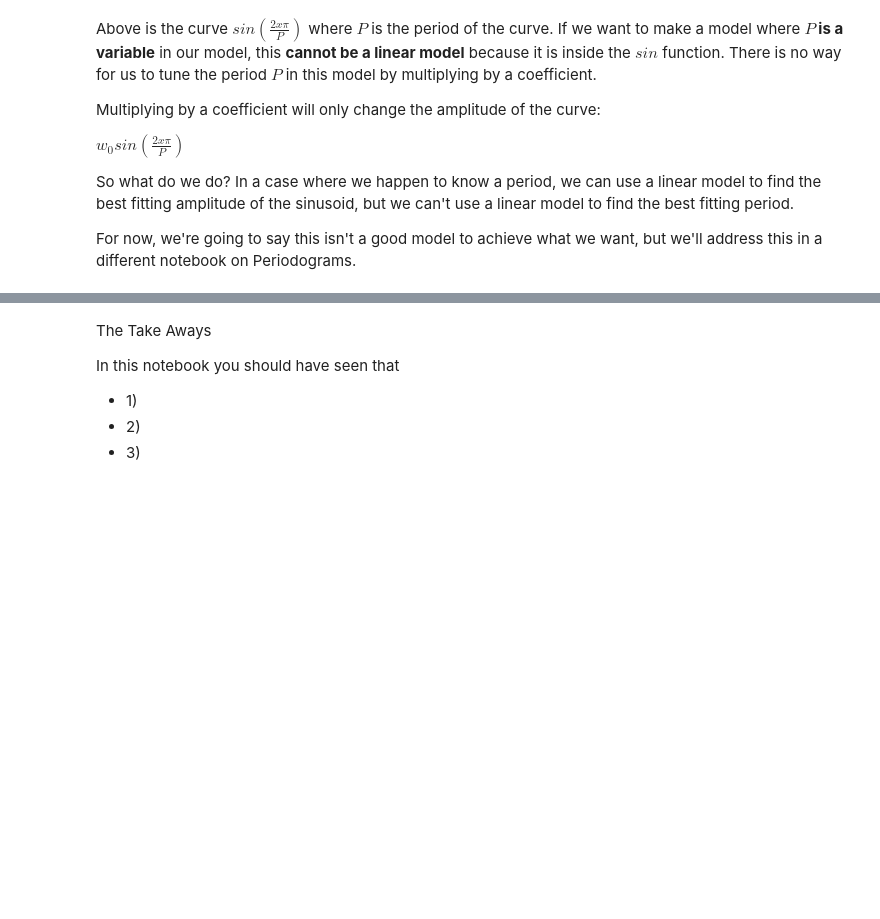
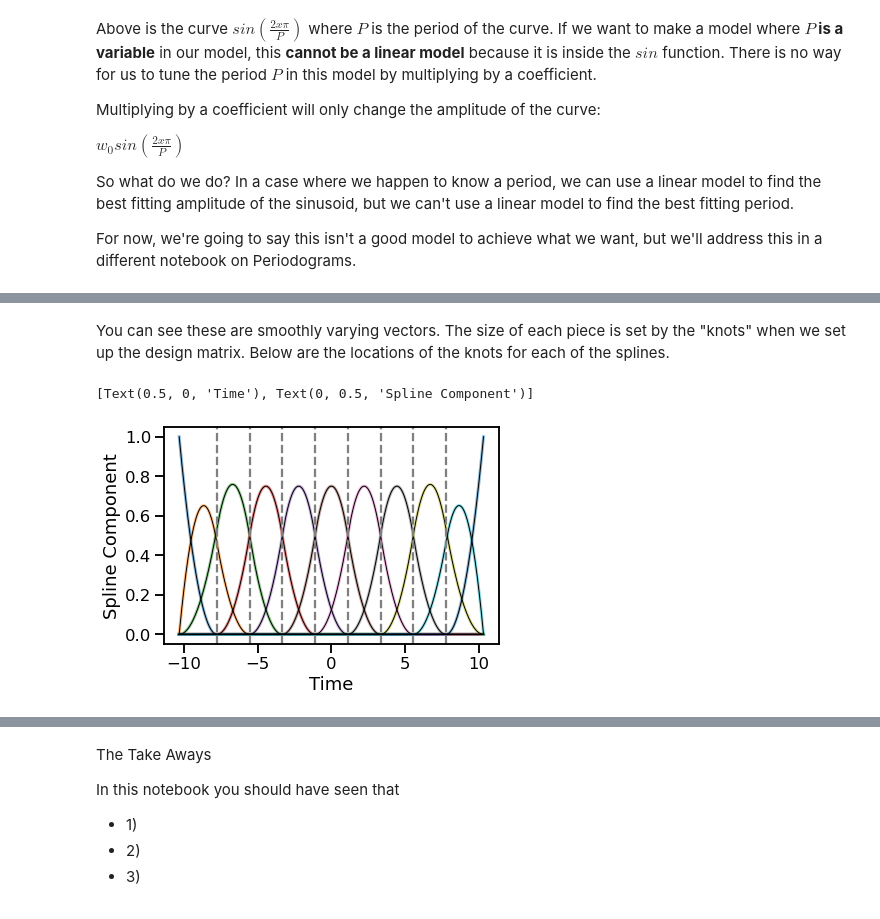
Before and after one commit to christinahedges/BuildingFastLinearModels, a Jupyter notebook: docs/1-3_real-life-linear-models.ipynb, the cells around one changed output, grey strips where cells are left out. Drawn from its saved outputs; the diff is of its cells as text; code cells hidden in the pictures; blank space fills up the shorter version.

```diff
--- a/docs/1-3_real-life-linear-models.ipynb
+++ b/docs/1-3_real-life-linear-models.ipynb
@@ -213,0 +241,12 @@ For now, we're going to say this isn't a good model to achieve what we want, but
+# %% [markdown]
+You can see these are smoothly varying vectors. The size of each piece is set by the "knots" when we set up the design matrix. Below are the locations of the knots for each of the splines.
+# %%
+fig, ax = plt.subplots()
+ax.plot(x, A_spline, alpha=0.5, lw=3)
+ax.plot(x, A_spline, color='k', lw=1)
+[ax.axvline(k, c='grey', ls='--') for k in knots];
+ax.set(xlabel="Time", ylabel="Spline Component")
+ax.set(xlabel="Time", ylabel="Spline Component")
+# %% [output]
+[Text(0.5, 0, 'Time'), Text(0, 0.5, 'Spline Component')]
+[figure, added]
```
Also changed, not shown: parts of 22 cells of this notebook.
